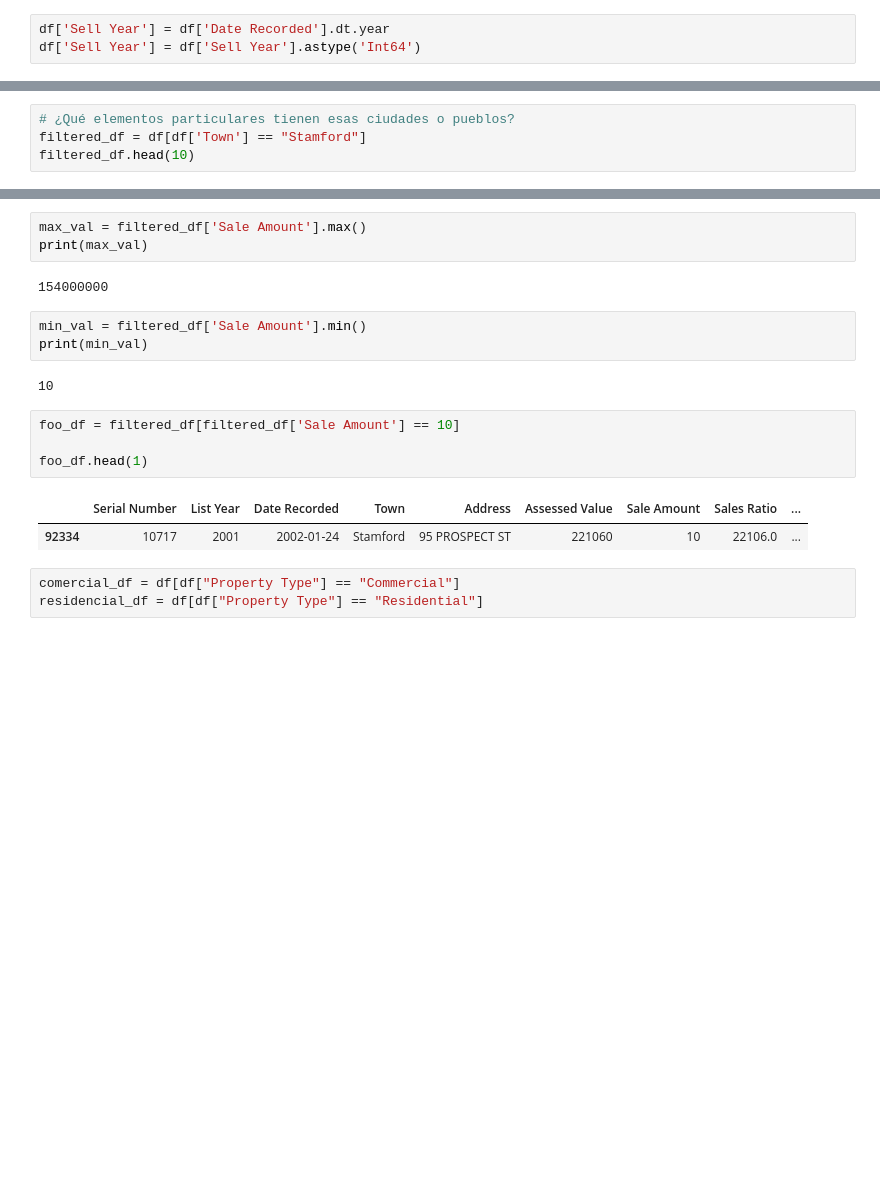
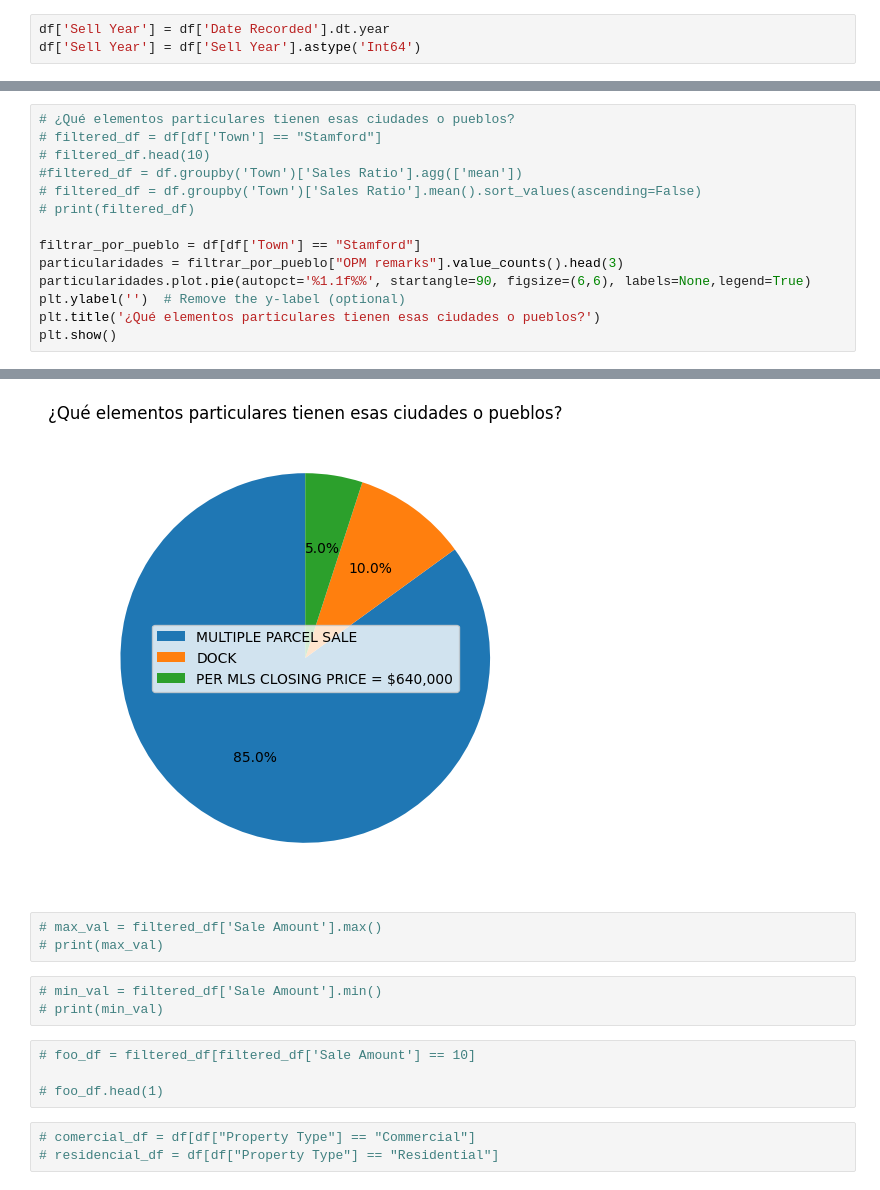
Before and after one commit to Jia231/ProyectoDA, a Jupyter notebook: notebook_proyecto.ipynb, the cells around one changed output, grey strips where cells are left out. Saved outputs shown, nothing was run; the diff lists cells and outputs as text; blank space fills up the shorter version.

```diff
--- a/notebook_proyecto.ipynb
+++ b/notebook_proyecto.ipynb
@@ -114,5 +189,15 @@ Name: count, dtype: int64
 # %%
 # ¿Qué elementos particulares tienen esas ciudades o pueblos?
-filtered_df = df[df['Town'] == "Stamford"]
-filtered_df.head(10)
+# filtered_df = df[df['Town'] == "Stamford"]
+# filtered_df.head(10)
+#filtered_df = df.groupby('Town')['Sales Ratio'].agg(['mean'])
+# filtered_df = df.groupby('Town')['Sales Ratio'].mean().sort_values(ascending=False)
+# print(filtered_df)
+
+filtrar_por_pueblo = df[df['Town'] == "Stamford"]
+particularidades = filtrar_por_pueblo["OPM remarks"].value_counts().head(3)
+particularidades.plot.pie(autopct='%1.1f%%', startangle=90, figsize=(6,6), labels=None,legend=True)
+plt.ylabel('')  # Remove the y-label (optional)
+plt.title('¿Qué elementos particulares tienen esas ciudades o pueblos?')
+plt.show()
 # %% [output]
@@ -130,21 +204,15 @@ filtered_df.head(10)
+[figure, added]
 # %%
-max_val = filtered_df['Sale Amount'].max()
-print(max_val)
+# max_val = filtered_df['Sale Amount'].max()
+# print(max_val)
-# %% [output]
-154000000
 # %%
-min_val = filtered_df['Sale Amount'].min()
-print(min_val)
+# min_val = filtered_df['Sale Amount'].min()
+# print(min_val)
-# %% [output]
-10
 # %%
-foo_df = filtered_df[filtered_df['Sale Amount'] == 10]
+# foo_df = filtered_df[filtered_df['Sale Amount'] == 10]
 
-foo_df.head(1)
+# foo_df.head(1)
-# %% [output]
-|  | Serial Number | List Year | Date Recorded | Town | Address | Assessed Value | Sale Amount | Sales Ratio | ... |
-| 92334 | 10717 | 2001 | 2002-01-24 | Stamford | 95 PROSPECT ST | 221060 | 10 | 22106.0 | ... |
 # %%
-comercial_df = df[df["Property Type"] == "Commercial"]
-residencial_df = df[df["Property Type"] == "Residential"]
+# comercial_df = df[df["Property Type"] == "Commercial"]
+# residencial_df = df[df["Property Type"] == "Residential"]
 # %%
```
Also changed, not shown: parts of 30 cells of this notebook, 5 other files.
